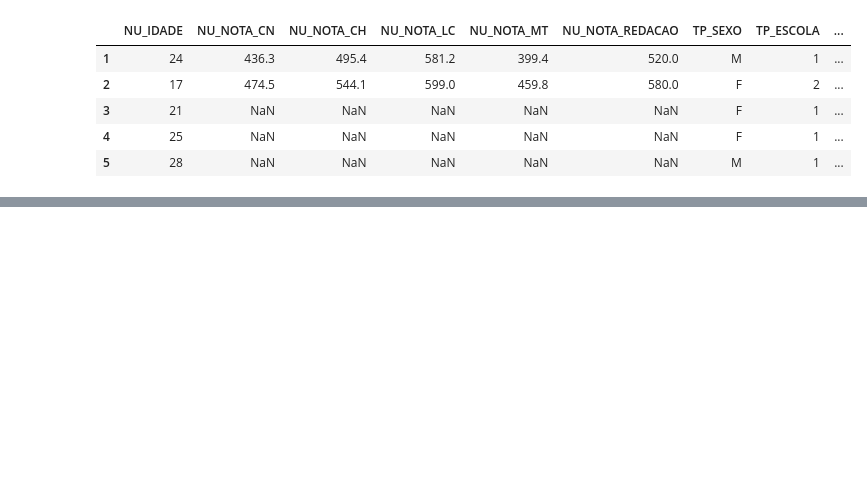
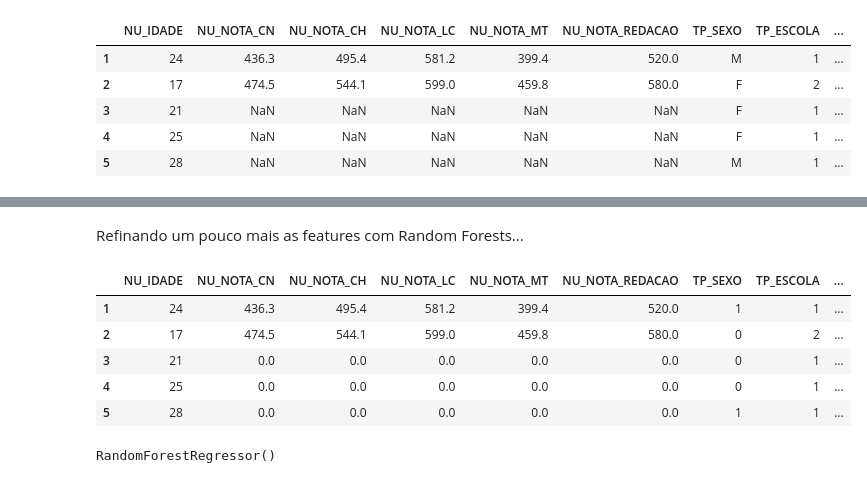
Before and after one commit to guilherme-fuzi/desafio-enem2016, a Jupyter notebook: enem2016.ipynb, the cells around one changed output, grey strips where cells are left out. Saved outputs shown, nothing was run; the diff lists cells and outputs as text; code cells hidden in the pictures; blank space fills up the shorter version.

```diff
--- a/enem2016.ipynb
+++ b/enem2016.ipynb
@@ -224,6 +228,8 @@ Após o treinamento do modelo, verificou-se que o desempenho não foi satisfató
 # %%
-df_predict = df[['NU_IDADE', 'NU_NOTA_CN', 'NU_NOTA_CH', 'NU_NOTA_LC', 'NU_NOTA_MT', 'NU_NOTA_REDACAO',
-                 'TP_SEXO','TP_ESCOLA', 'TP_COR_RACA', 'Q001', 'Q002', 'Q006','Q047']]
+features = ['NU_IDADE', 'NU_NOTA_CN', 'NU_NOTA_CH', 'NU_NOTA_LC', 'NU_NOTA_MT', 'NU_NOTA_REDACAO',
+                 'TP_SEXO','TP_ESCOLA', 'TP_COR_RACA', 'Q001', 'Q002', 'Q006','Q047']
+
+df_predict = df[features].copy()
 # %%
 df_predict.head()
 # %% [output]
@@ -278,5 +241,0 @@ df_predict.head()
-# %%
-# Fazendo o one-hot-enconding da features categoricas
-df_predict = pd.get_dummies(df_predict,
-                            columns=['TP_SEXO','TP_ESCOLA', 'TP_COR_RACA', 'Q001', 'Q002', 'Q006','Q047'],
-                            prefix=['TP_SEXO','TP_ESCOLA', 'TP_COR_RACA', 'Q001', 'Q002', 'Q006','Q047'])
@@ -373,0 +250,18 @@ resposta_final.to_csv(r'/home/guilherme/codenation/enem-2/answer.csv', index=Fal
+# %% [markdown]
+Refinando um pouco mais as features com Random Forests...
+# %%
+# Tratando as features categóricas...
+ft_cat = ['TP_SEXO', 'Q001', 'Q002', 'Q006', 'Q047']
+
+for ft in ft_cat:
+    df_predict[ft] = pd.Categorical(df_predict[ft])
+    df_predict[ft] = df_predict[ft].cat.codes
+
+df_predict.head()
+# %% [output]
+|  | NU_IDADE | NU_NOTA_CN | NU_NOTA_CH | NU_NOTA_LC | NU_NOTA_MT | NU_NOTA_REDACAO | TP_SEXO | TP_ESCOLA | ... |
+| 1 | 24 | 436.3 | 495.4 | 581.2 | 399.4 | 520.0 | 1 | 1 | ... |
+| 2 | 17 | 474.5 | 544.1 | 599.0 | 459.8 | 580.0 | 0 | 2 | ... |
+| 3 | 21 | 0.0 | 0.0 | 0.0 | 0.0 | 0.0 | 0 | 1 | ... |
+| 4 | 25 | 0.0 | 0.0 | 0.0 | 0.0 | 0.0 | 0 | 1 | ... |
+| 5 | 28 | 0.0 | 0.0 | 0.0 | 0.0 | 0.0 | 1 | 1 | ... |
@@ -373,0 +273,7 @@ resposta_final.to_csv(r'/home/guilherme/codenation/enem-2/answer.csv', index=Fal
+# %%
+X_train, X_test, y_train, y_test = train_test_split(X, y, random_state=0)
+
+rf = RandomForestRegressor()
+rf.fit(X_train, y_train)
+# %% [output]
+RandomForestRegressor()
```
Also changed, not shown: parts of 60 cells of this notebook.
